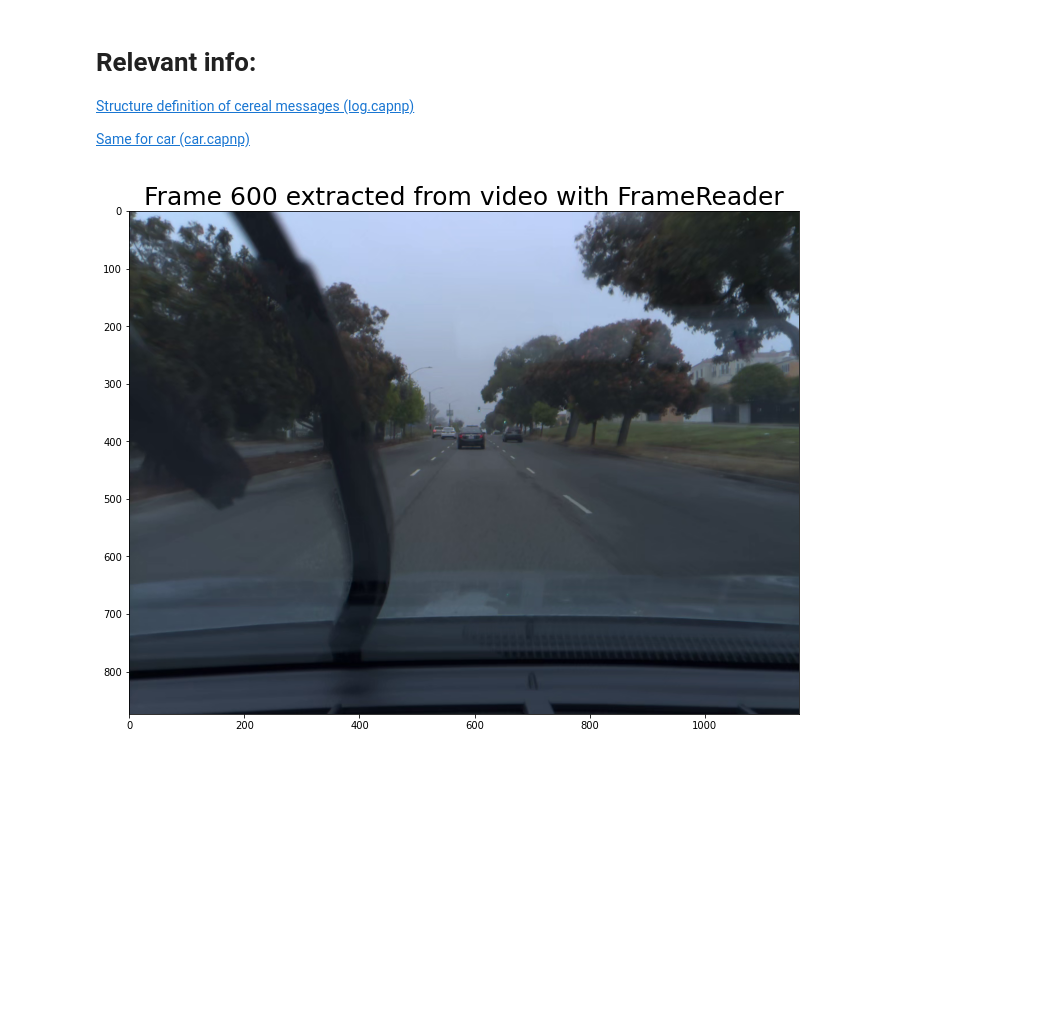
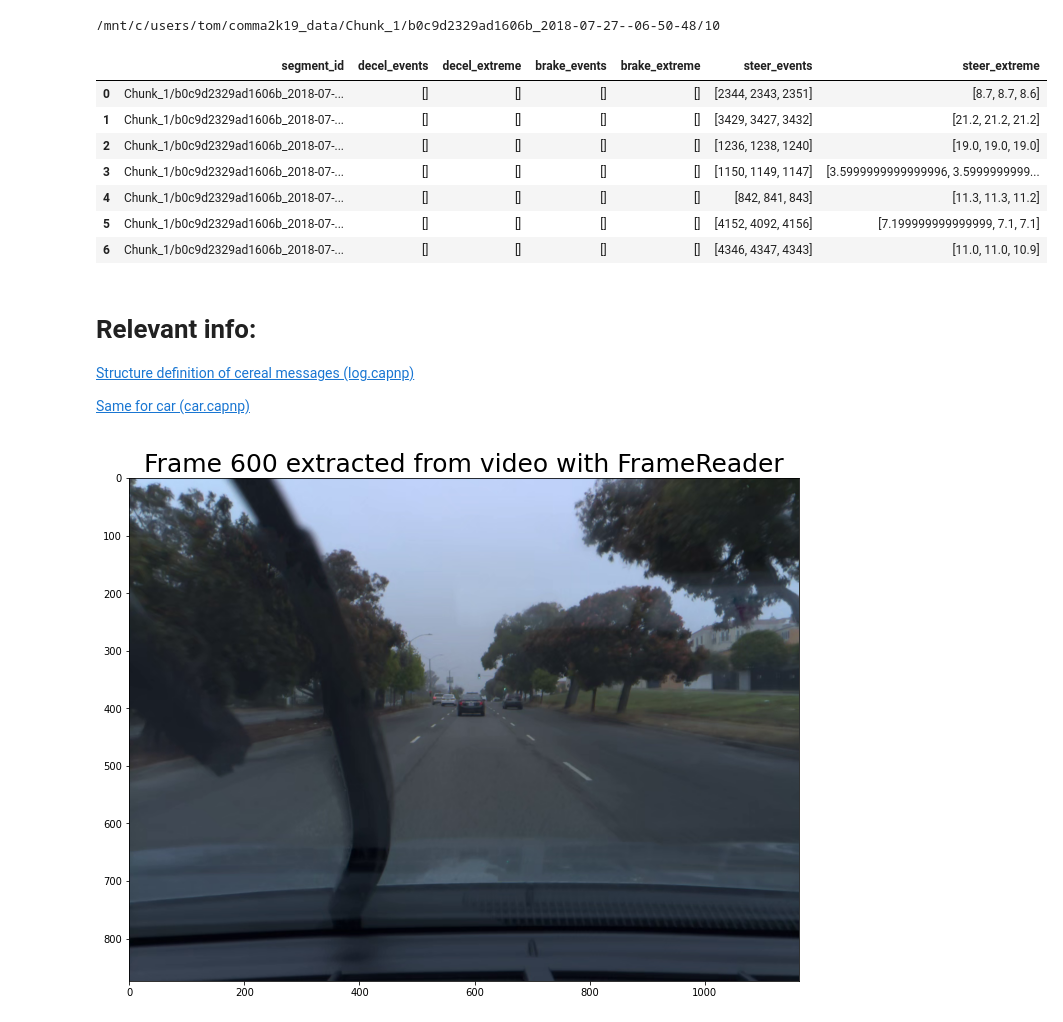
Before and after one commit to tomdries/comma2k19, a Jupyter notebook: notebooks/tom/raw_readers.ipynb, the cells around one changed output. Saved outputs shown, nothing was run; the diff lists cells and outputs as text; code cells hidden in the pictures; blank space fills up the shorter version.

```diff
--- a/notebooks/tom/raw_readers.ipynb
+++ b/notebooks/tom/raw_readers.ipynb
@@ -57,0 +9,5 @@ plt.show()
+# %%
+
+# DATA_DIR = Path('/home/tom/comma2k19_data/')
+DATA_DIR= Path('/mnt/c/users/tom/comma2k19_data')
+# DATA_DIR=Path('/home/tom/comma2k19_data')
@@ -57,0 +79,2 @@ plt.show()
+# %%
+df_selected = df_info[df_info.activation_profile == '1']
@@ -58,3 +110,55 @@ plt.show()
+# %%
+
+
+
+
+def play_video_widget(videopath):
+    # script to replay hevc video in jupyter
+    pass
+# %% [output]
+/mnt/c/users/tom/comma2k19_data/Chunk_1/b0c9d2329ad1606b_2018-07-27--06-50-48/10
+# %%
+# get harsh events etc.
+ACC_THRES = 1
+BRAKE_THRES = 0.05
+STEER_THRES = 3
+
+df_events = pd.DataFrame(columns=['segment_id', 'decel_events', 'decel_extreme', 'brake_events', 'brake_extreme', 'steer_events', 'steer_extreme'])
+
+for i, segment_id in enumerate(df_selected.segment_id):
+    segment_path = DATA_DIR / segment_id
+    logs = list(LogReader(str(segment_path) + '/raw_log.bz2'))
+
+    speed = flatten(np.load(segment + '/processed_log/CAN/speed/value'))
+    t_speed = np.load(segment + '/processed_log/CAN/speed/t')
+    t_speed = t_speed - t_speed[0]
+    speed = t_speed[::10]
+    t_speed = t_speed[::10]
+    decel = -np.diff(speed) / (np.diff(t_speed)+1e-20) # Calculate deceleration
+    brake = [l.carState.brake*10 for l in logs if l.which() == 'carState']
+    steering_angle = np.load(str(segment_path) + '/processed_log/CAN/steering_angle/value')
+
+    decel_events, decel_extreme = get_top_events(decel, ACC_THRES)
+    brake_events, brake_extreme = get_top_events(brake, BRAKE_THRES)
+    steer_events, steer_extreme = get_top_events(steering_angle, STEER_THRES)
+
+    df_events.loc[i] = [segment_id, decel_events, decel_extreme, brake_events, brake_extreme, steer_events, steer_extreme]
+
+    if i>5:
+        break
+
+
+display(df_events)
+df_events.to_csv('df_events.csv')
+# %% [output]
+|  | segment_id | decel_events | decel_extreme | brake_events | brake_extreme | steer_events | steer_extreme |
+| 0 | Chunk_1/b0c9d2329ad1606b_2018-07-... | [] | [] | [] | [] | [2344, 2343, 2351] | [8.7, 8.7, 8.6] |
+| 1 | Chunk_1/b0c9d2329ad1606b_2018-07-... | [] | [] | [] | [] | [3429, 3427, 3432] | [21.2, 21.2, 21.2] |
+| 2 | Chunk_1/b0c9d2329ad1606b_2018-07-... | [] | [] | [] | [] | [1236, 1238, 1240] | [19.0, 19.0, 19.0] |
+| 3 | Chunk_1/b0c9d2329ad1606b_2018-07-... | [] | [] | [] | [] | [1150, 1149, 1147] | [3.5999999999999996, 3.5999999999... |
+| 4 | Chunk_1/b0c9d2329ad1606b_2018-07-... | [] | [] | [] | [] | [842, 841, 843] | [11.3, 11.3, 11.2] |
+| 5 | Chunk_1/b0c9d2329ad1606b_2018-07-... | [] | [] | [] | [] | [4152, 4092, 4156] | [7.199999999999999, 7.1, 7.1] |
+| 6 | Chunk_1/b0c9d2329ad1606b_2018-07-... | [] | [] | [] | [] | [4346, 4347, 4343] | [11.0, 11.0, 10.9] |
 # %% [markdown]
 # Relevant info:
 
```
Also changed, not shown: parts of 9 cells of this notebook, 2 other files.
